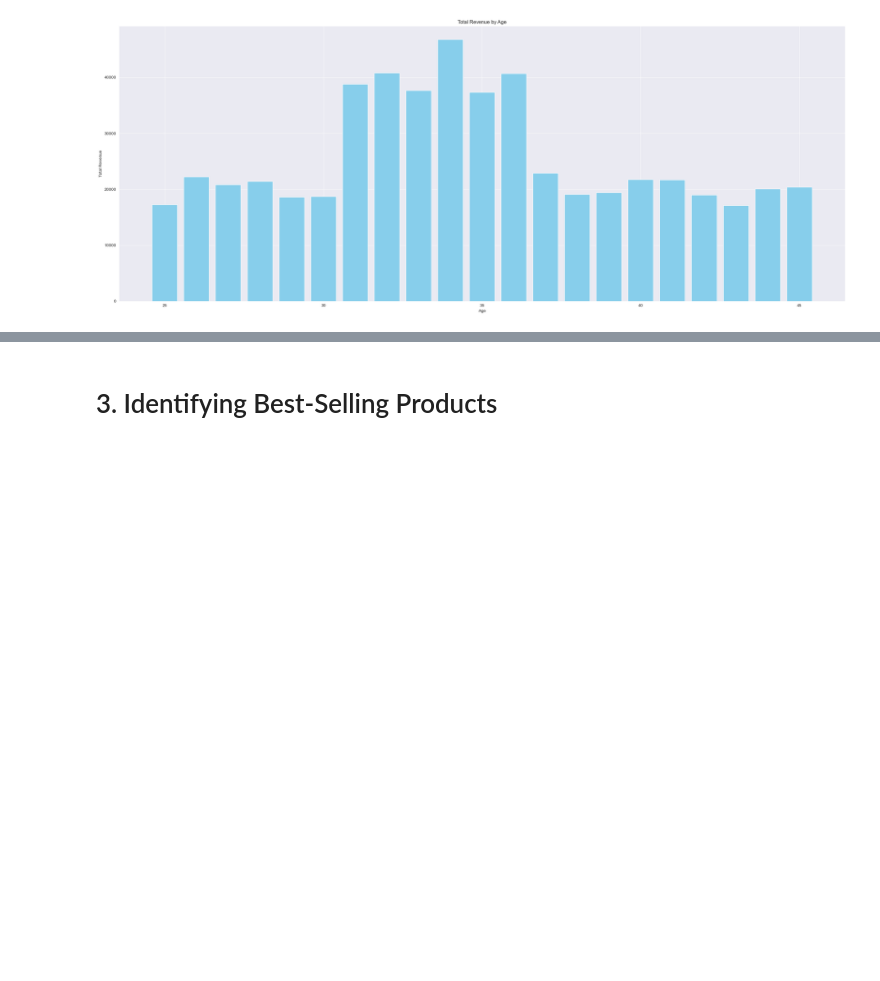
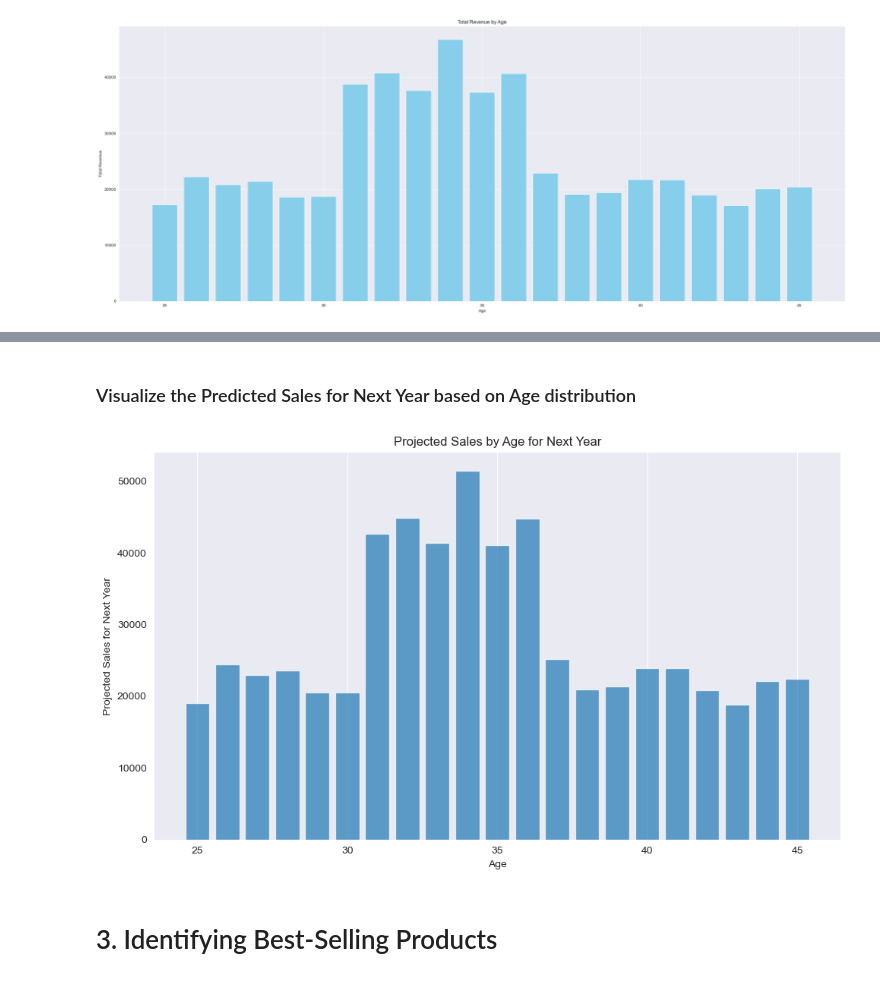
Before and after one commit to sanchick02/AlhaAlfa, a Jupyter notebook: AlhaAlfa_main(1).ipynb, the cells around one changed output, grey strips where cells are left out. Cells and saved outputs as stored; diff of their text form; code cells hidden in the pictures; blank space fills up the shorter version.

```diff
--- a/AlhaAlfa_main(1).ipynb
+++ b/AlhaAlfa_main(1).ipynb
@@ -614,0 +694,9 @@ plt.show()
+# %%
+last_year_sales = 553765
+growth_rate = 0.10
+
+for index, row in total_revenue_by_age.iterrows():
+    age = row['Age']
+    total_revenue = row['N. Revenue (formatted)']
+    projected_sales = (total_revenue * (1 + growth_rate)).__round__(2)
+    print(f"Projected sales for Age {age} for next year: {projected_sales}")
@@ -615,3 +721,19 @@ plt.show()
+# %% [markdown]
+### Visualize the Predicted Sales for Next Year based on Age distribution
+# %%
+projected_sales = [(total_revenue * (1 + growth_rate)) for total_revenue in total_revenue_by_age['N. Revenue (formatted)']]
+
+plt.figure(figsize=(10, 6))
+
+plt.bar(total_revenue_by_age['Age'], projected_sales, alpha=0.7)
+plt.xlabel('Age')
+plt.ylabel('Projected Sales for Next Year')
+plt.title('Projected Sales by Age for Next Year')
+plt.grid(axis='y')
+plt.tight_layout()
+plt.show()
+# %% [output]
+[figure, added]
 # %% [markdown]
 # 3. Identifying Best-Selling Products
 # %% [markdown]
```
Also changed, not shown: parts of 23 cells of this notebook, 1 other file.
